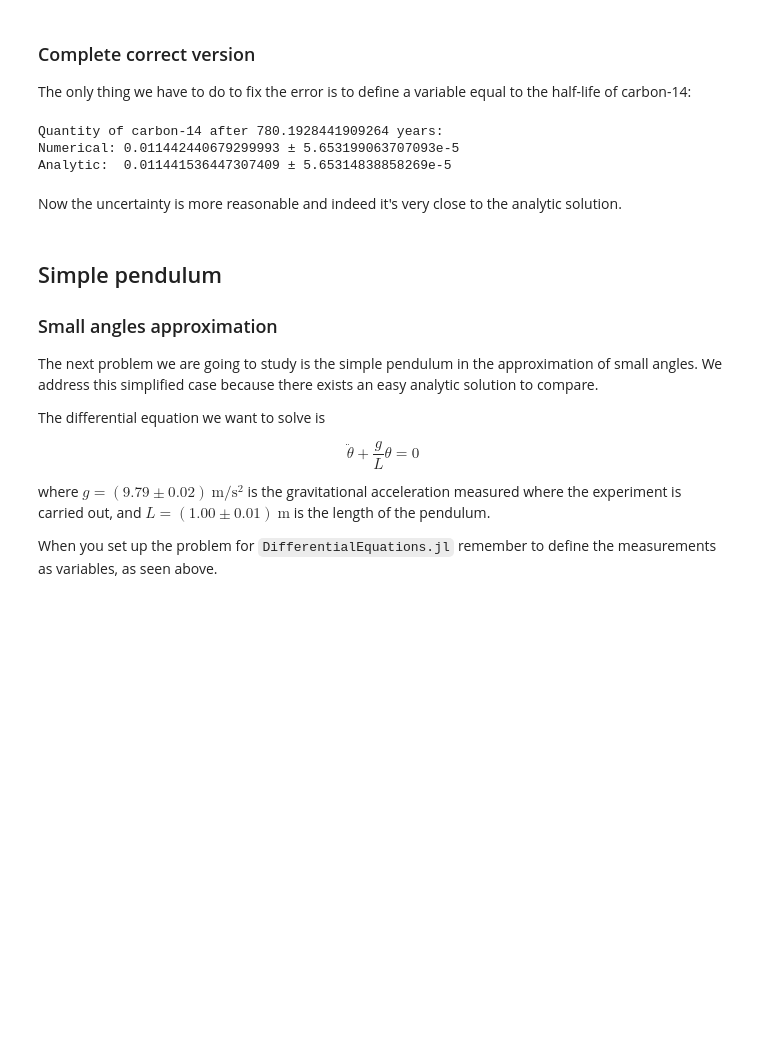
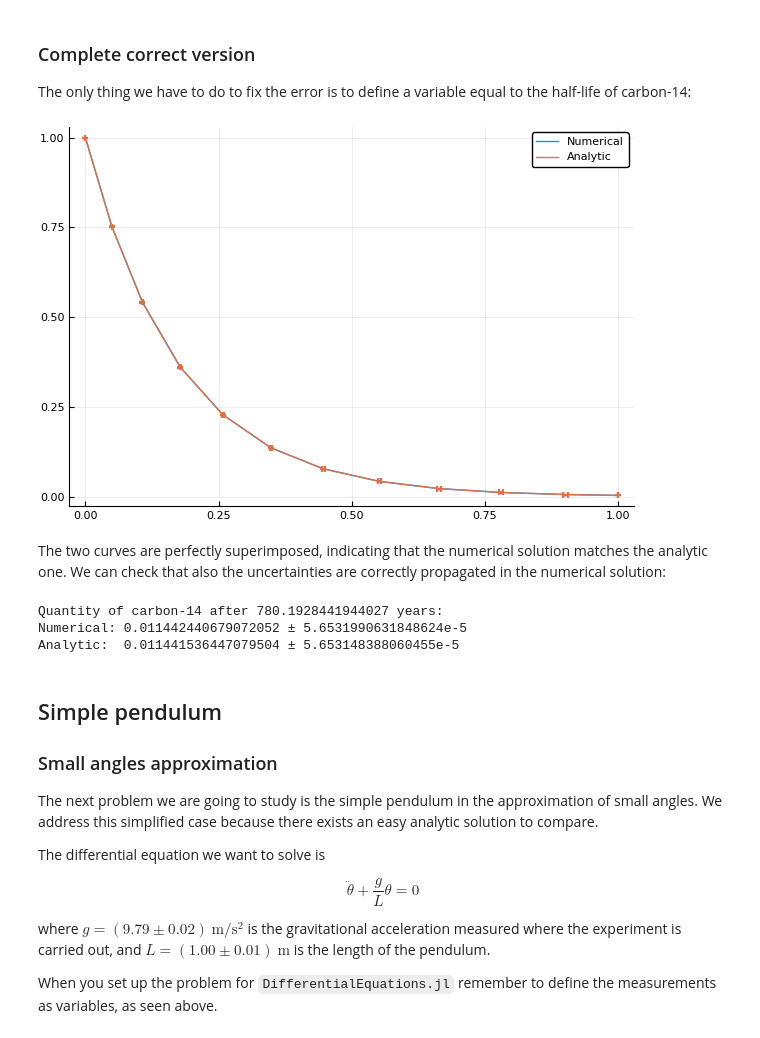
Before and after one commit to SciML/SciMLTutorials.jl, a Jupyter notebook: PhysicalModels/NumberUncertainties.ipynb, the cells around one changed output. Cells and saved outputs as stored; diff of their text form; code cells hidden in the pictures; blank space fills up the shorter version.

```diff
--- a/PhysicalModels/NumberUncertainties.ipynb
+++ b/PhysicalModels/NumberUncertainties.ipynb
@@ -86,31 +88,41 @@ we have that `x` is strictly equal to itself and the difference between `x` and
 
 The only thing we have to do to fix the error is to define a variable equal to the half-life of carbon-14:
 # %%
-using DifferentialEquations, Measurements
+using DifferentialEquations, Measurements, Plots
+
+pyplot()
 
 # Half-life of radiocarbon, in thousands of years
 c = 5.730 ± 0.040
 
 #Setup
 u₀ = 1 ± 0
 tspan = (0 ± 0, 1 ± 0)
 
 #Define the problem
 radioactivedecay(u,p,t) = -c * u
 
 #Pass to solver
 prob = ODEProblem(radioactivedecay, u₀, tspan)
 sol = solve(prob, Tsit5())
 
-println("Quantity of carbon-14 after ",  Measurements.value(sol.t[10]) * 1000, " years:")
-println("Numerical: ", sol[10])
-println("Analytic:  ", exp(-c * sol.t[10]))
+# Analytic solution
+u = exp.(-c .* sol.t)
+
+plot(sol.t, sol.u, label = "Numerical")
+plot!(sol.t, u, label = "Analytic")
 # %% [output]
-Quantity of carbon-14 after 780.1928441909264 years:
-Numerical: 0.011442440679299993 ± 5.653199063707093e-5
-Analytic:  0.011441536447307409 ± 5.65314838858269e-5
+[figure, added]
-# %% [markdown]
-Now the uncertainty is more reasonable and indeed it's very close to the analytic solution.
+# %% [markdown]
+The two curves are perfectly superimposed, indicating that the numerical solution matches the analytic one.  We can check that also the uncertainties are correctly propagated in the numerical solution:
+# %%
+println("Quantity of carbon-14 after ",  Measurements.value(sol.t[10]) * 1000, " years:")
+println("Numerical: ", sol[10])
+println("Analytic:  ", u[10])
+# %% [output]
+Quantity of carbon-14 after 780.1928441944027 years:
+Numerical: 0.011442440679072052 ± 5.6531990631848624e-5
+Analytic:  0.011441536447079504 ± 5.653148388060455e-5
 # %% [markdown]
 ## Simple pendulum
 
```
Also changed, not shown: parts of 12 cells of this notebook.
